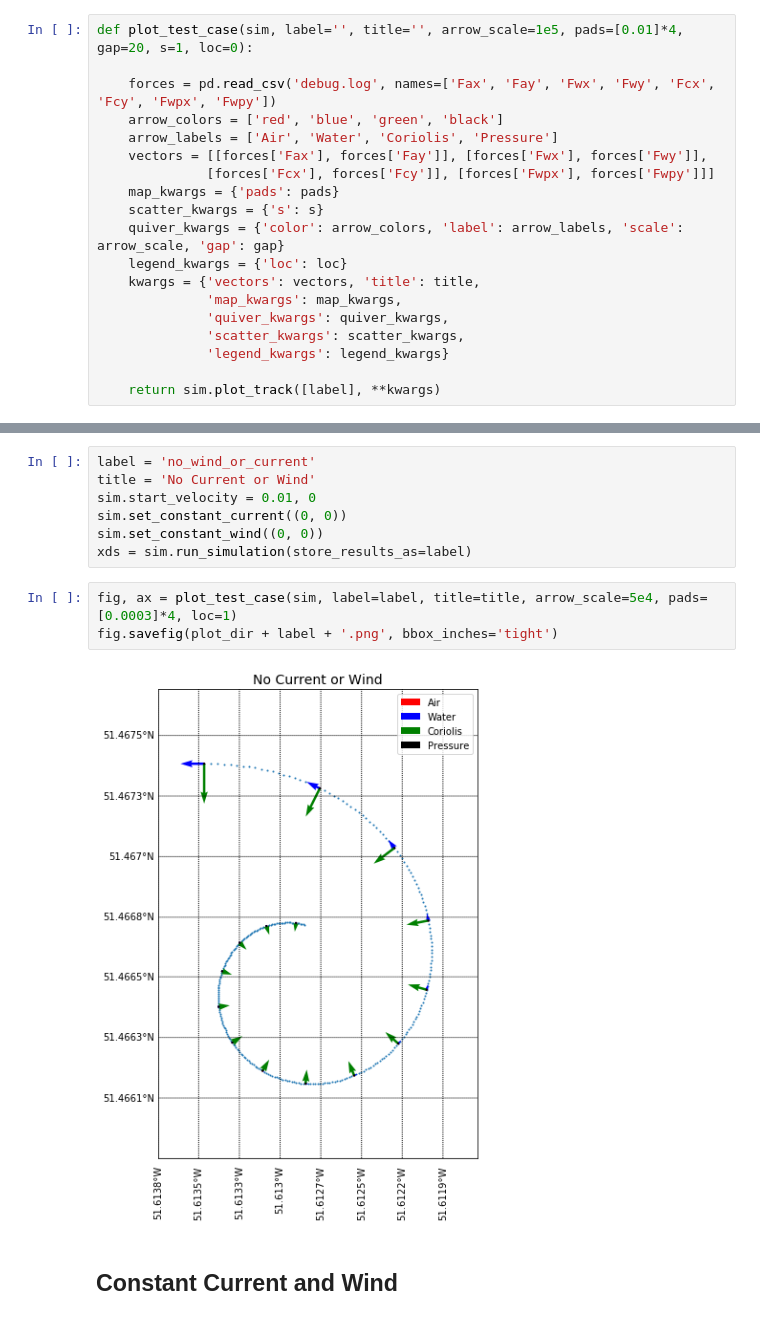
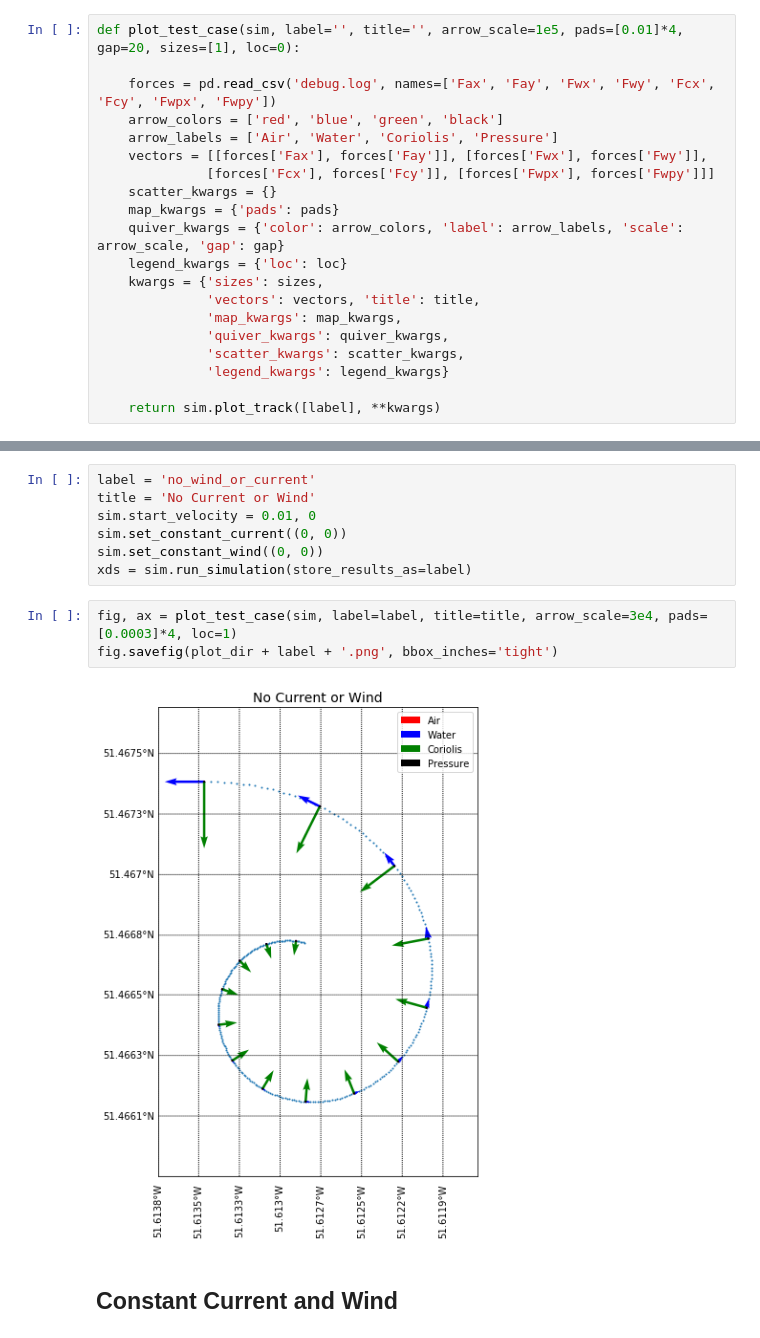
Before and after one commit to jmunroe/IceDEF, a Jupyter notebook: notebooks/results.ipynb, the cells around one changed output, grey strips where cells are left out. Drawn from its saved outputs; the diff is of its cells as text.

Commit message:
reran after changing name of keyword arguments to match change made in plot module

```diff
--- a/notebooks/results.ipynb
+++ b/notebooks/results.ipynb
@@ -48,18 +48,19 @@ fig, ax = sim.plot_track(['analytical', 'newtonian'])
 # %% [markdown]
 # Testing Drift Model with Constant Metocean Fields
 # %%
-def plot_test_case(sim, label='', title='', arrow_scale=1e5, pads=[0.01]*4, gap=20, s=1, loc=0):
+def plot_test_case(sim, label='', title='', arrow_scale=1e5, pads=[0.01]*4, gap=20, sizes=[1], loc=0):
 
     forces = pd.read_csv('debug.log', names=['Fax', 'Fay', 'Fwx', 'Fwy', 'Fcx', 'Fcy', 'Fwpx', 'Fwpy'])
     arrow_colors = ['red', 'blue', 'green', 'black']
     arrow_labels = ['Air', 'Water', 'Coriolis', 'Pressure']
     vectors = [[forces['Fax'], forces['Fay']], [forces['Fwx'], forces['Fwy']],
               [forces['Fcx'], forces['Fcy']], [forces['Fwpx'], forces['Fwpy']]]
+    scatter_kwargs = {}
     map_kwargs = {'pads': pads}
-    scatter_kwargs = {'s': s}
     quiver_kwargs = {'color': arrow_colors, 'label': arrow_labels, 'scale': arrow_scale, 'gap': gap}
     legend_kwargs = {'loc': loc}
-    kwargs = {'vectors': vectors, 'title': title,
+    kwargs = {'sizes': sizes,
+              'vectors': vectors, 'title': title,
               'map_kwargs': map_kwargs,
               'quiver_kwargs': quiver_kwargs,
               'scatter_kwargs': scatter_kwargs,
@@ -116,10 +117,10 @@ sim.set_constant_current((0, 0))
 sim.set_constant_wind((0, 0))
 xds = sim.run_simulation(store_results_as=label)
 # %%
-fig, ax = plot_test_case(sim, label=label, title=title, arrow_scale=5e4, pads=[0.0003]*4, loc=1)
+fig, ax = plot_test_case(sim, label=label, title=title, arrow_scale=3e4, pads=[0.0003]*4, loc=1)
 fig.savefig(plot_dir + label + '.png', bbox_inches='tight')
 # %% [output]
-[figure, old version]
+[figure, new version]
 # %% [markdown]
 ## Constant Current and Wind
 # %%
```
Also changed, not shown: parts of 8 cells of this notebook.
